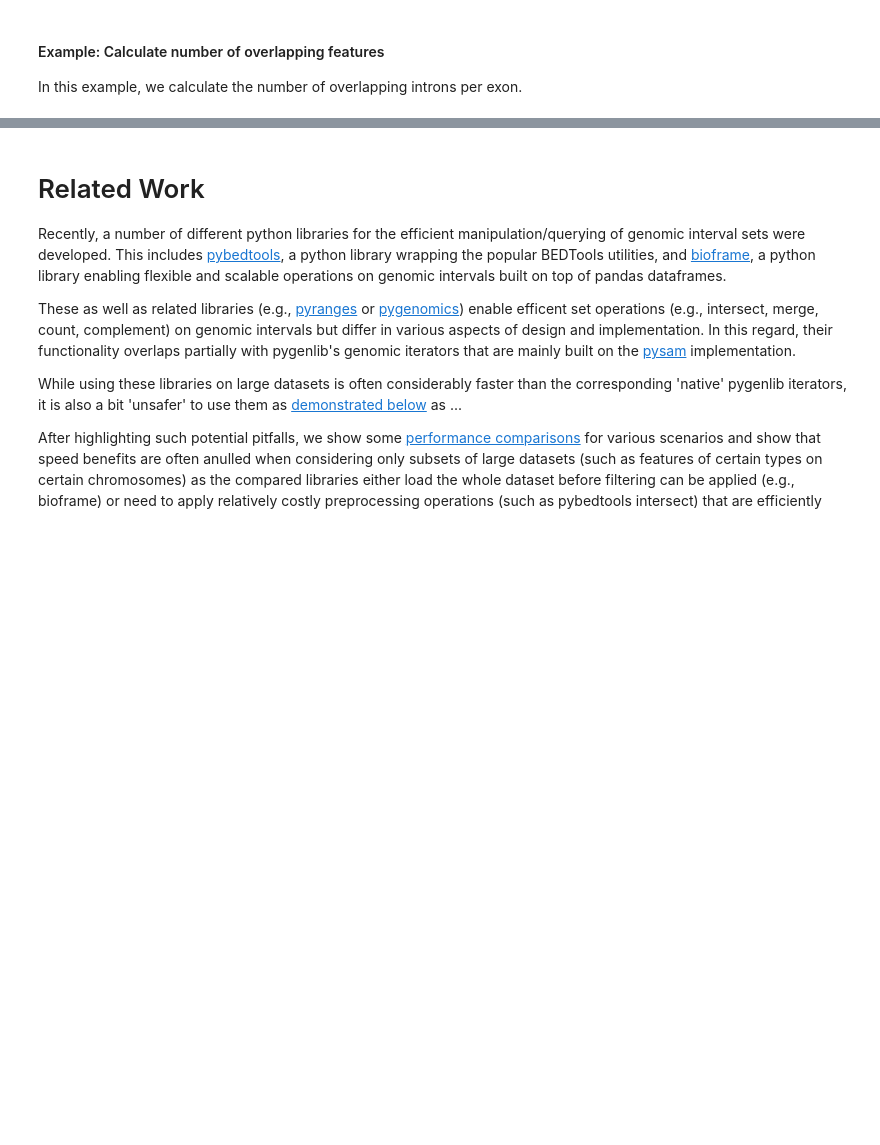
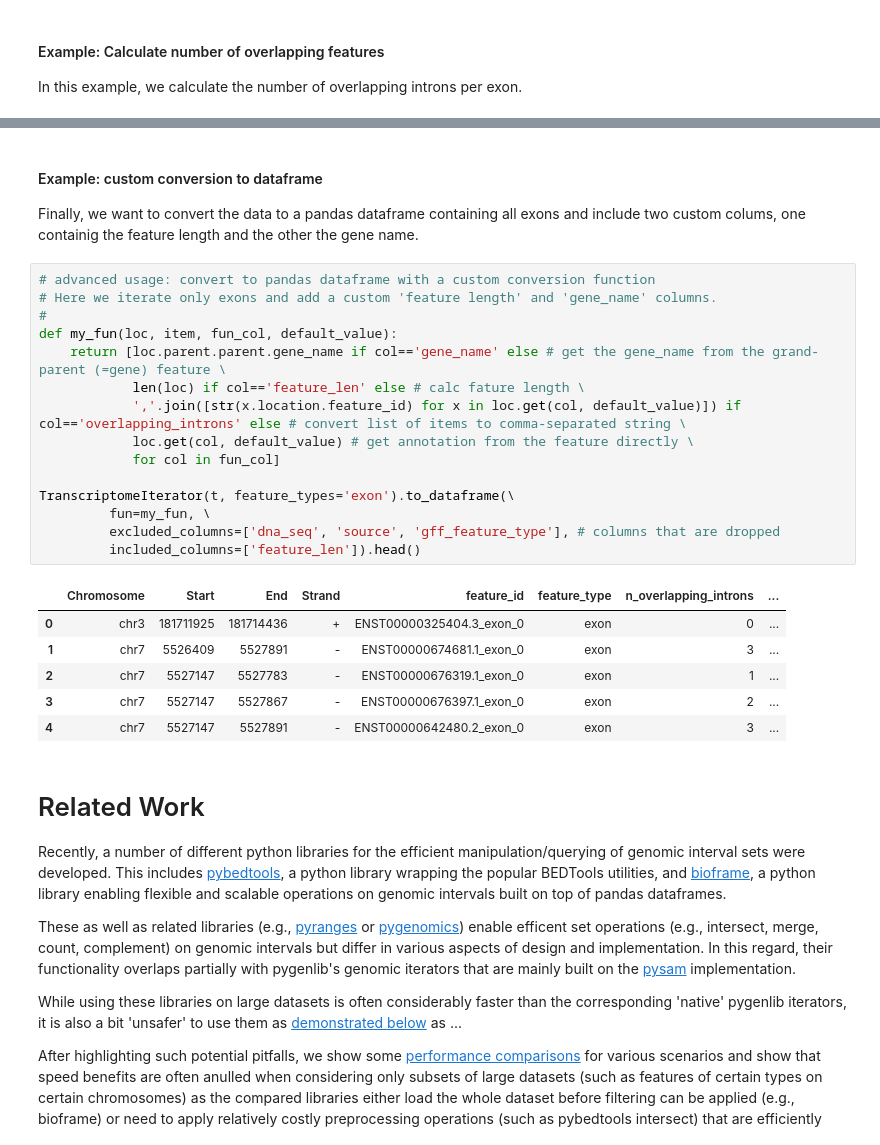
Before and after one commit to popitsch/rnalib, a Jupyter notebook: notebooks/README.ipynb, the cells around one changed output, grey strips where cells are left out. Saved outputs shown, nothing was run; the diff lists cells and outputs as text; blank space fills up the shorter version.

```diff
--- a/notebooks/README.ipynb
+++ b/notebooks/README.ipynb
@@ -788,4 +915,29 @@ for ex,info in TranscriptomeIterator(t,feature_types=['exon']):
 [figure]
+# %% [markdown]
+#### Example: custom conversion to dataframe
+Finally, we want to convert the data to a pandas dataframe containing all exons and include two custom colums, one containig the feature length and the other the gene name.
+# %%
+# advanced usage: convert to pandas dataframe with a custom conversion function
+# Here we iterate only exons and add a custom 'feature length' and 'gene_name' columns.
+#
+def my_fun(loc, item, fun_col, default_value):
+    return [loc.parent.parent.gene_name if col=='gene_name' else # get the gene_name from the grand-parent (=gene) feature \
+            len(loc) if col=='feature_len' else # calc fature length \
+            ','.join([str(x.location.feature_id) for x in loc.get(col, default_value)]) if col=='overlapping_introns' else # convert list of items to comma-separated string \
+            loc.get(col, default_value) # get annotation from the feature directly \
+            for col in fun_col]
+
+TranscriptomeIterator(t, feature_types='exon').to_dataframe(\
+         fun=my_fun, \
+         excluded_columns=['dna_seq', 'source', 'gff_feature_type'], # columns that are dropped
+         included_columns=['feature_len']).head()
+# %% [output]
+|  | Chromosome | Start | End | Strand | feature_id | feature_type | n_overlapping_introns | ... |
+| 0 | chr3 | 181711925 | 181714436 | + | ENST00000325404.3_exon_0 | exon | 0 | ... |
+| 1 | chr7 | 5526409 | 5527891 | - | ENST00000674681.1_exon_0 | exon | 3 | ... |
+| 2 | chr7 | 5527147 | 5527783 | - | ENST00000676319.1_exon_0 | exon | 1 | ... |
+| 3 | chr7 | 5527147 | 5527867 | - | ENST00000676397.1_exon_0 | exon | 2 | ... |
+| 4 | chr7 | 5527147 | 5527891 | - | ENST00000642480.2_exon_0 | exon | 3 | ... |
 # %% [markdown]
 # Related Work
 
```
Also changed, not shown: parts of 63 cells of this notebook, 22 other files.
